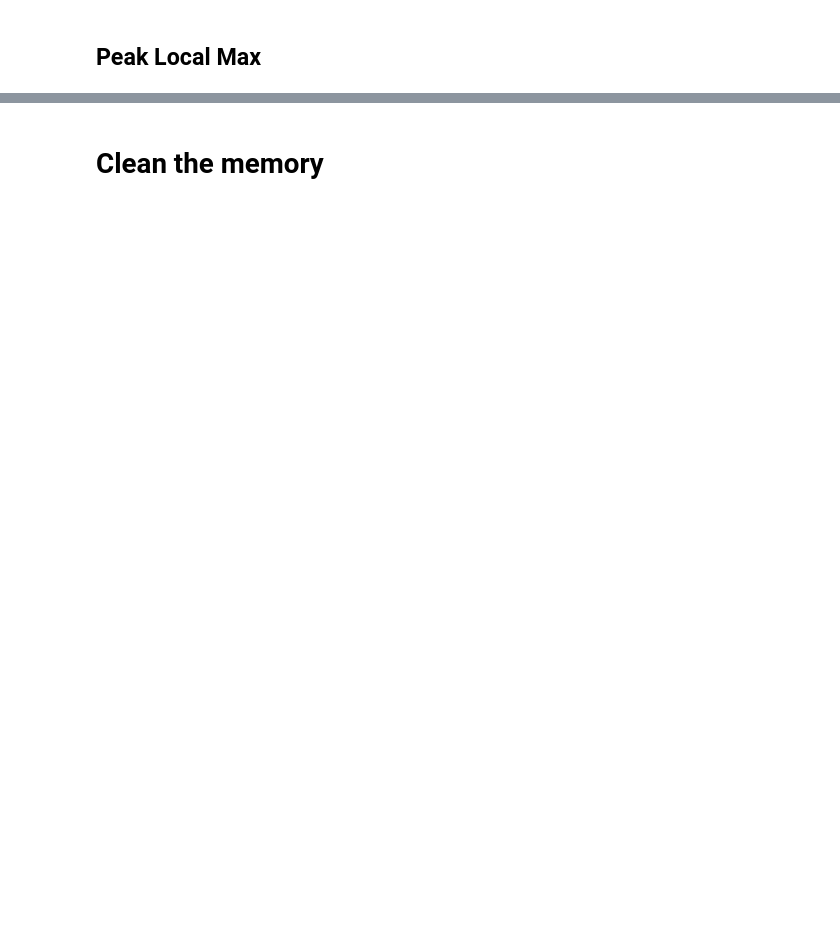
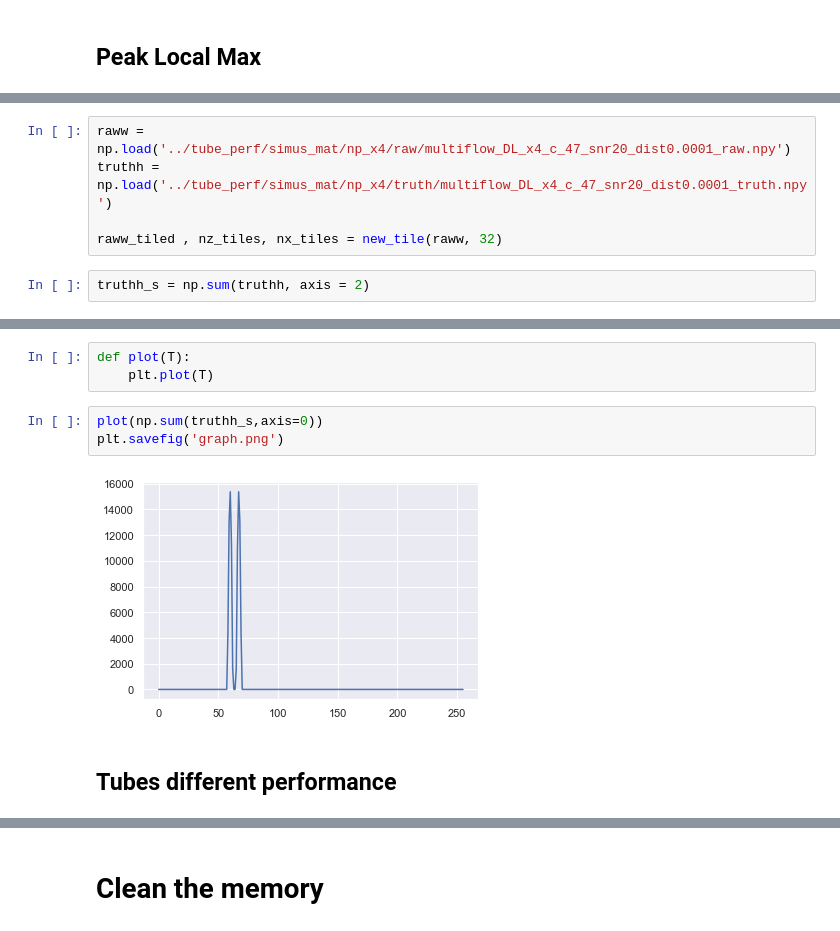
Before and after one commit to Blaser37/Deep_ULM_internship, a Jupyter notebook: testing_model.ipynb, the cells around one changed output, grey strips where cells are left out. Cells and saved outputs as stored; diff of their text form; blank space fills up the shorter version.

```diff
--- a/testing_model.ipynb
+++ b/testing_model.ipynb
@@ -660,0 +263,7 @@ fig.show()
+# %%
+raww = np.load('../tube_perf/simus_mat/np_x4/raw/multiflow_DL_x4_c_47_snr20_dist0.0001_raw.npy')
+truthh = np.load('../tube_perf/simus_mat/np_x4/truth/multiflow_DL_x4_c_47_snr20_dist0.0001_truth.npy')
+
+raww_tiled , nz_tiles, nx_tiles = new_tile(raww, 32)
+# %%
+truthh_s = np.sum(truthh, axis = 2)
@@ -660,0 +316,10 @@ fig.show()
+# %%
+def plot(T):
+    plt.plot(T)
+# %%
+plot(np.sum(truthh_s,axis=0))
+plt.savefig('graph.png')
+# %% [output]
+[figure, added]
+# %% [markdown]
+## Tubes different performance
```
Also changed, not shown: parts of 95 cells of this notebook.
